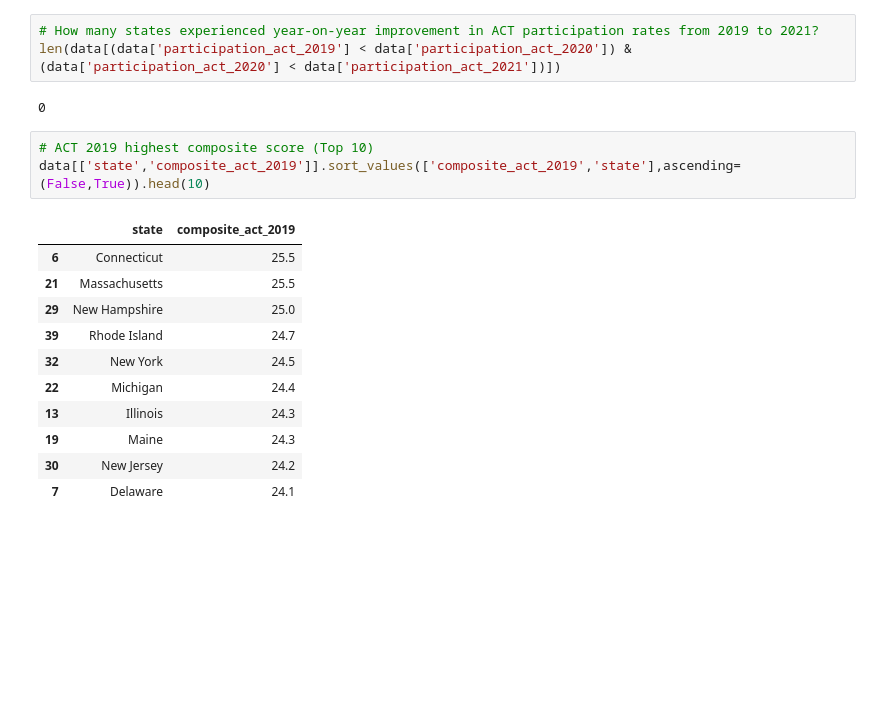
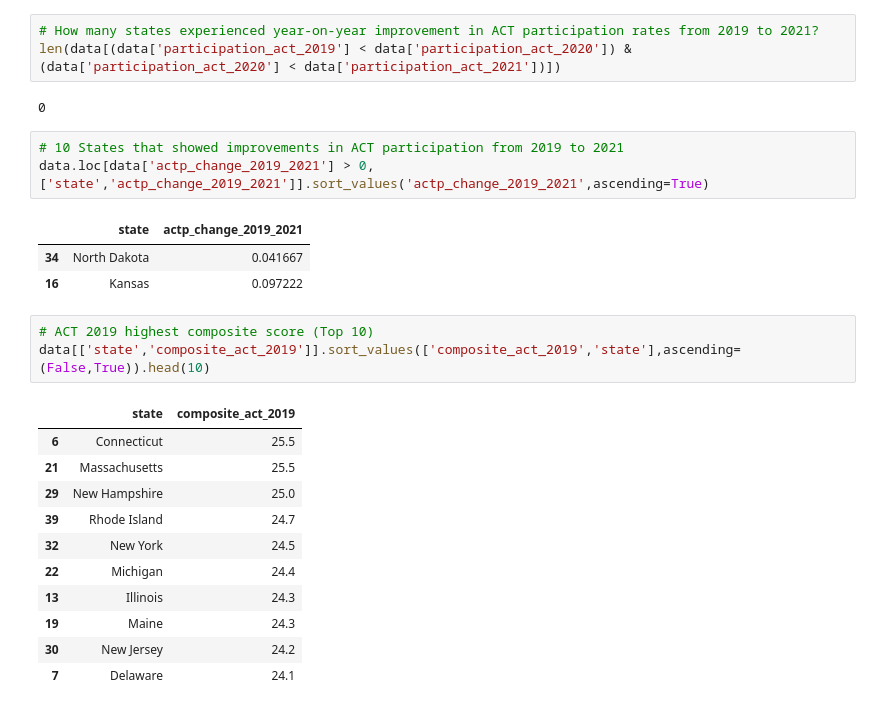
Before and after one commit to mirawrr/GA-projects, a Jupyter notebook: project_1_final/Project1_Amira.ipynb, the cells around one changed output. Cells and saved outputs as stored; diff of their text form; blank space fills up the shorter version.

```diff
--- a/project_1_final/Project1_Amira.ipynb
+++ b/project_1_final/Project1_Amira.ipynb
@@ -1244,6 +1280,13 @@ data[(data['participation_act_2019'] > 0.58)][['state','participation_act_2019',
 len(data[(data['participation_act_2019'] < data['participation_act_2020']) & (data['participation_act_2020'] < data['participation_act_2021'])])
 # %% [output]
 0
+# %%
+# 10 States that showed improvements in ACT participation from 2019 to 2021
+data.loc[data['actp_change_2019_2021'] > 0,['state','actp_change_2019_2021']].sort_values('actp_change_2019_2021',ascending=True)
+# %% [output]
+|  | state | actp_change_2019_2021 |
+| 34 | North Dakota | 0.041667 |
+| 16 | Kansas | 0.097222 |
 # %%
 # ACT 2019 highest composite score (Top 10)
 data[['state','composite_act_2019']].sort_values(['composite_act_2019','state'],ascending=(False,True)).head(10)
```
Also changed, not shown: parts of 14 cells of this notebook, 1 other file.
